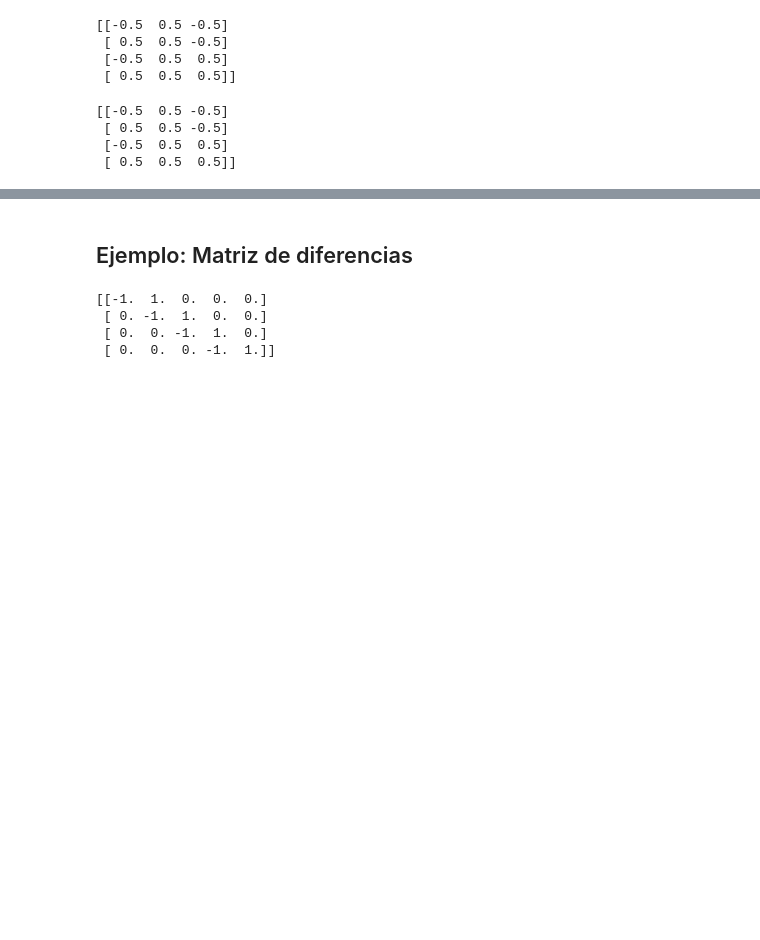
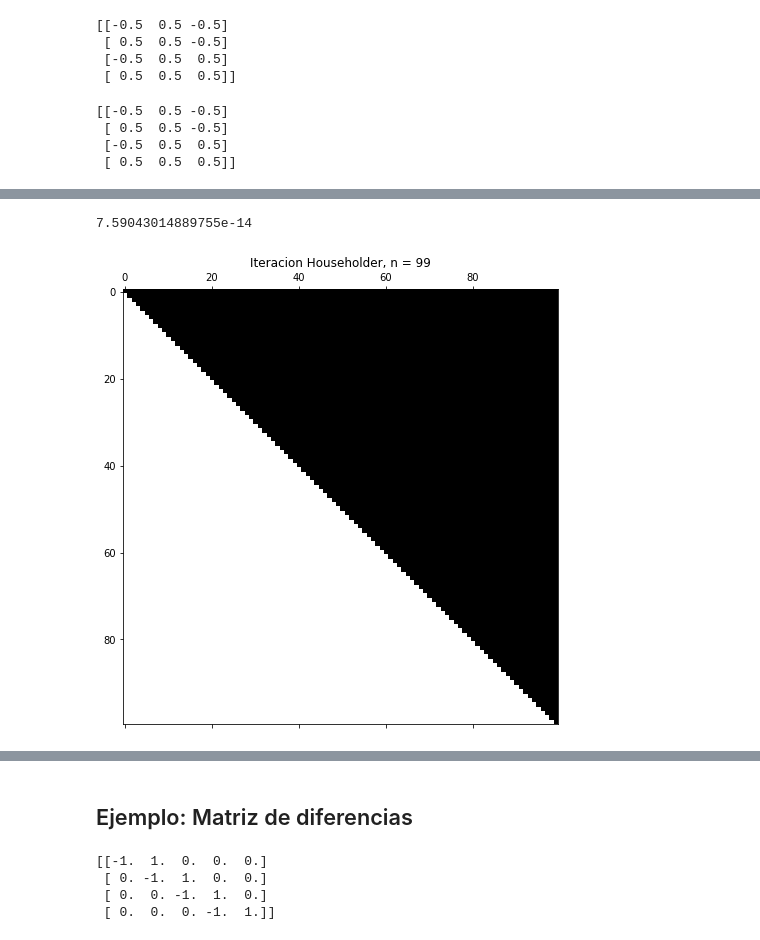
Before and after one commit to ManuelSanchezUribe/IMT3850, a Jupyter notebook: Jupyter notebooks/Algebra Linear 2.ipynb, the cells around one changed output, grey strips where cells are left out. Drawn from its saved outputs; the diff is of its cells as text; code cells hidden in the pictures; blank space fills up the shorter version.

```diff
--- a/Jupyter notebooks/Algebra Linear 2.ipynb
+++ b/Jupyter notebooks/Algebra Linear 2.ipynb
@@ -126,0 +354,9 @@ print(Q)
+# %%
+A = LA.hilbert(100)
+A = np.random.rand(100,100)
+b = np.ones(100)
+QH, RH, RALL, ims, fig = HouseholderQR(A, show_plot=True)
+print(np.linalg.norm(QH@RH - A))
+# %% [output]
+7.59043014889755e-14
+[figure, added]
```
Also changed, not shown: parts of 15 cells of this notebook, 1 other file.
